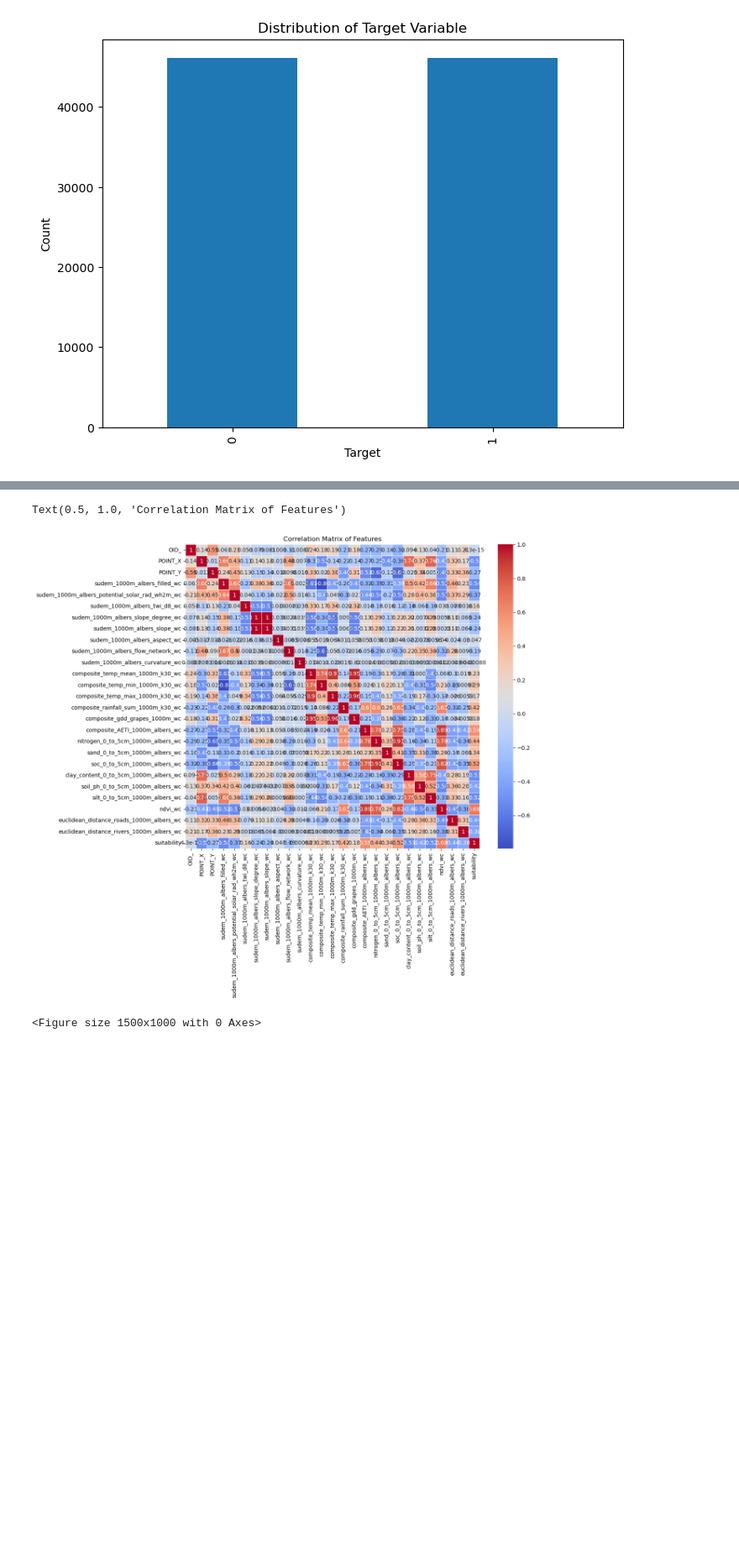
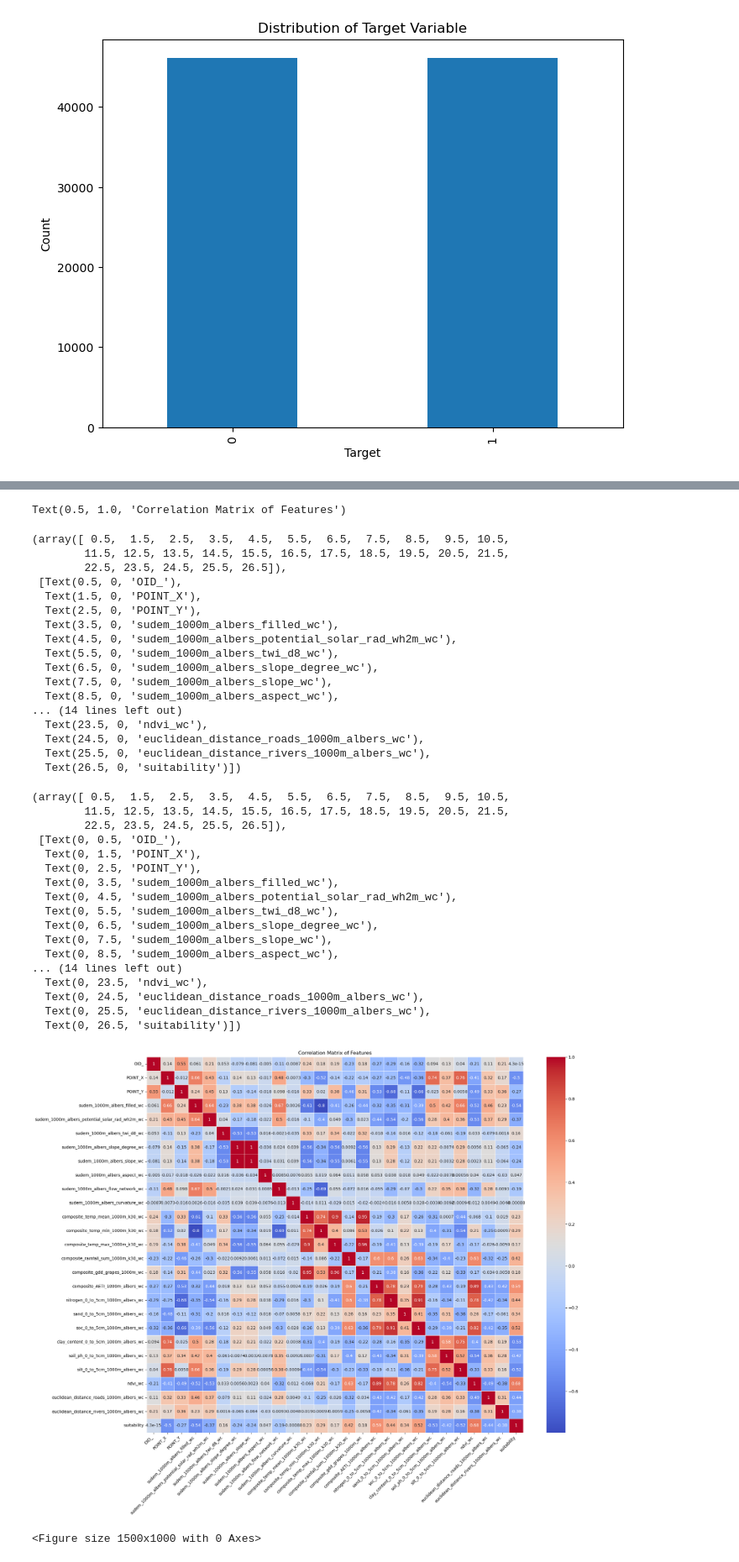
Before and after one commit to charlesmudima/vineyard-establishment-using-xgboost, a Jupyter notebook: xgboost-data-visualisation.ipynb, the cells around one changed output, grey strips where cells are left out. Shown at 84% size. Drawn from its saved outputs; the diff is of its cells as text; code cells hidden in the pictures; blank space fills up the shorter version.

Commit message:
data visualisation improvement and feature selection

```diff
--- a/xgboost-data-visualisation.ipynb
+++ b/xgboost-data-visualisation.ipynb
@@ -420,9 +421,12 @@ Text(0, 0.5, 'Count')
 [figure]
 # %%
 # Correlation matrix of features
-plt.figure(figsize=(12, 10))
+plt.figure(figsize=(20, 16))
 correlation_matrix = combined_df.corr()
 sns.heatmap(correlation_matrix, annot=True, cmap='coolwarm', linewidths=0.5)
 plt.title('Correlation Matrix of Features')
+plt.xticks(rotation=45, ha='right')
+plt.yticks(rotation=0)
+plt.tight_layout()
 plt.show()
 # %% [output]
@@ -430,6 +434,40 @@ plt.show()
 <Axes: >
 Text(0.5, 1.0, 'Correlation Matrix of Features')
+(array([ 0.5,  1.5,  2.5,  3.5,  4.5,  5.5,  6.5,  7.5,  8.5,  9.5, 10.5,
+        11.5, 12.5, 13.5, 14.5, 15.5, 16.5, 17.5, 18.5, 19.5, 20.5, 21.5,
+        22.5, 23.5, 24.5, 25.5, 26.5]),
+ [Text(0.5, 0, 'OID_'),
+  Text(1.5, 0, 'POINT_X'),
+  Text(2.5, 0, 'POINT_Y'),
+  Text(3.5, 0, 'sudem_1000m_albers_filled_wc'),
+  Text(4.5, 0, 'sudem_1000m_albers_potential_solar_rad_wh2m_wc'),
+  Text(5.5, 0, 'sudem_1000m_albers_twi_d8_wc'),
+  Text(6.5, 0, 'sudem_1000m_albers_slope_degree_wc'),
+  Text(7.5, 0, 'sudem_1000m_albers_slope_wc'),
+  Text(8.5, 0, 'sudem_1000m_albers_aspect_wc'),
+... (14 lines left out)
+  Text(23.5, 0, 'ndvi_wc'),
+  Text(24.5, 0, 'euclidean_distance_roads_1000m_albers_wc'),
+  Text(25.5, 0, 'euclidean_distance_rivers_1000m_albers_wc'),
+  Text(26.5, 0, 'suitability')])
+(array([ 0.5,  1.5,  2.5,  3.5,  4.5,  5.5,  6.5,  7.5,  8.5,  9.5, 10.5,
+        11.5, 12.5, 13.5, 14.5, 15.5, 16.5, 17.5, 18.5, 19.5, 20.5, 21.5,
+        22.5, 23.5, 24.5, 25.5, 26.5]),
+ [Text(0, 0.5, 'OID_'),
+  Text(0, 1.5, 'POINT_X'),
+  Text(0, 2.5, 'POINT_Y'),
+  Text(0, 3.5, 'sudem_1000m_albers_filled_wc'),
+  Text(0, 4.5, 'sudem_1000m_albers_potential_solar_rad_wh2m_wc'),
+  Text(0, 5.5, 'sudem_1000m_albers_twi_d8_wc'),
+  Text(0, 6.5, 'sudem_1000m_albers_slope_degree_wc'),
+  Text(0, 7.5, 'sudem_1000m_albers_slope_wc'),
+  Text(0, 8.5, 'sudem_1000m_albers_aspect_wc'),
+... (14 lines left out)
+  Text(0, 23.5, 'ndvi_wc'),
+  Text(0, 24.5, 'euclidean_distance_roads_1000m_albers_wc'),
+  Text(0, 25.5, 'euclidean_distance_rivers_1000m_albers_wc'),
+  Text(0, 26.5, 'suitability')])
-[figure, old version]
+[figure, new version]
 # %%
 # Distribution of each feature
 plt.figure(figsize=(15, 10))
```
Also changed, not shown: parts of 13 cells of this notebook.
